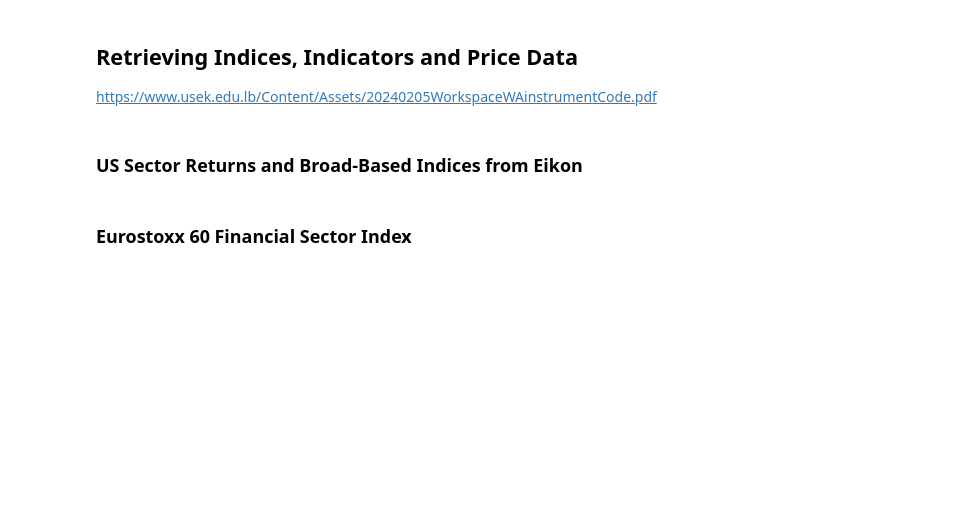
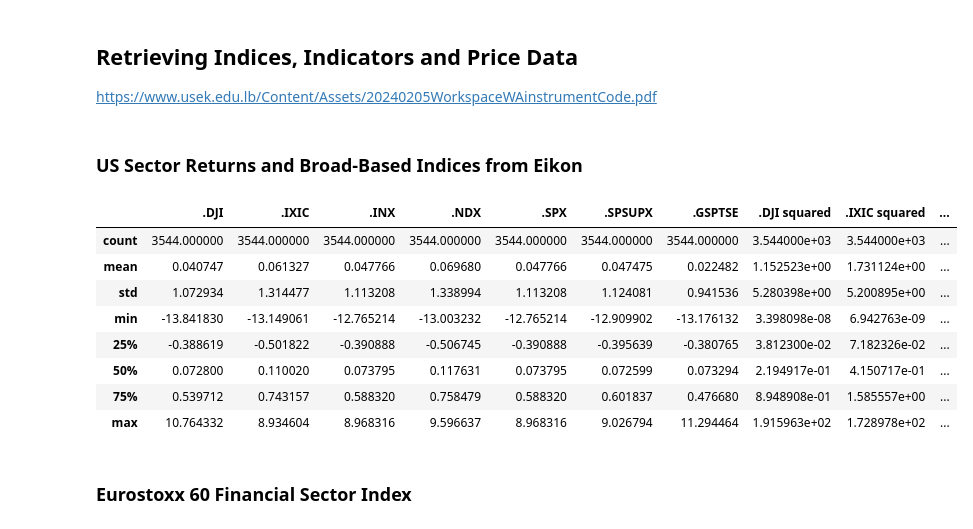
Before and after one commit to Pj-354/Python-Notebooks--Mine-, a Jupyter notebook: Dispersion/GARCH MIDAS/DCC MIDAS/_Data_Collection.ipynb, the cells around one changed output. Cells and saved outputs as stored; diff of their text form; code cells hidden in the pictures; blank space fills up the shorter version.

```diff
--- a/Dispersion/GARCH MIDAS/DCC MIDAS/_Data_Collection.ipynb
+++ b/Dispersion/GARCH MIDAS/DCC MIDAS/_Data_Collection.ipynb
@@ -252,6 +252,19 @@ for i in SP_indices:
 # %%
 NASDAQ_Names = ['MSFT.O','NVDA.O','AAPL.O','AMZN.O','GOOGL.O', 'META.O', 'TSLA.O', 'AVGO.O', 'BRKb.O', 'WMT.O', 'JPM.O', 'V.O', 'LLY.O', 'MA.O', 'NFLX.O', 'XOM.O', 'ORCL.O', 'COST.O', 'HD.O', 'PG.O', 'JNJ.O', 'BAC.O', 'ABBV.O', 'KO.O', 'UNH.O', 'CRM.O', 'TMUS.O', 'PM.O', 'WFC.O', 'CVX.O']
 NYSE_Names = ['BRKb.N', 'WMT.N', 'JPM.N', 'V.N', 'LLY.N', 'MA.N', 'XOM.N', 'ORCL.N', 'HD.N', 'PG.N', 'JNJ.N', 'BAC.N', 'ABBV.N', 'KO.N', 'UNH.N', 'CRM.N', 'PM.N', 'WFC.N', 'CVX.N']
+# %%
+US_returns = pd.read_csv('Returns - Index - Major US Indices 2010-2025.csv', parse_dates = True, index_col = [0])
+US_returns.describe()
+# %% [output]
+|  | .DJI | .IXIC | .INX | .NDX | .SPX | .SPSUPX | .GSPTSE | .DJI squared | .IXIC squared | ... |
+| count | 3544.000000 | 3544.000000 | 3544.000000 | 3544.000000 | 3544.000000 | 3544.000000 | 3544.000000 | 3.544000e+03 | 3.544000e+03 | ... |
+| mean | 0.040747 | 0.061327 | 0.047766 | 0.069680 | 0.047766 | 0.047475 | 0.022482 | 1.152523e+00 | 1.731124e+00 | ... |
+| std | 1.072934 | 1.314477 | 1.113208 | 1.338994 | 1.113208 | 1.124081 | 0.941536 | 5.280398e+00 | 5.200895e+00 | ... |
+| min | -13.841830 | -13.149061 | -12.765214 | -13.003232 | -12.765214 | -12.909902 | -13.176132 | 3.398098e-08 | 6.942763e-09 | ... |
+| 25% | -0.388619 | -0.501822 | -0.390888 | -0.506745 | -0.390888 | -0.395639 | -0.380765 | 3.812300e-02 | 7.182326e-02 | ... |
+| 50% | 0.072800 | 0.110020 | 0.073795 | 0.117631 | 0.073795 | 0.072599 | 0.073294 | 2.194917e-01 | 4.150717e-01 | ... |
+| 75% | 0.539712 | 0.743157 | 0.588320 | 0.758479 | 0.588320 | 0.601837 | 0.476680 | 8.948908e-01 | 1.585557e+00 | ... |
+| max | 10.764332 | 8.934604 | 8.968316 | 9.596637 | 8.968316 | 9.026794 | 11.294464 | 1.915963e+02 | 1.728978e+02 | ... |
 # %% [markdown]
 ### Eurostoxx 60 Financial Sector Index
 # %%
```
Also changed, not shown: parts of 8 cells of this notebook, 55 other files.
